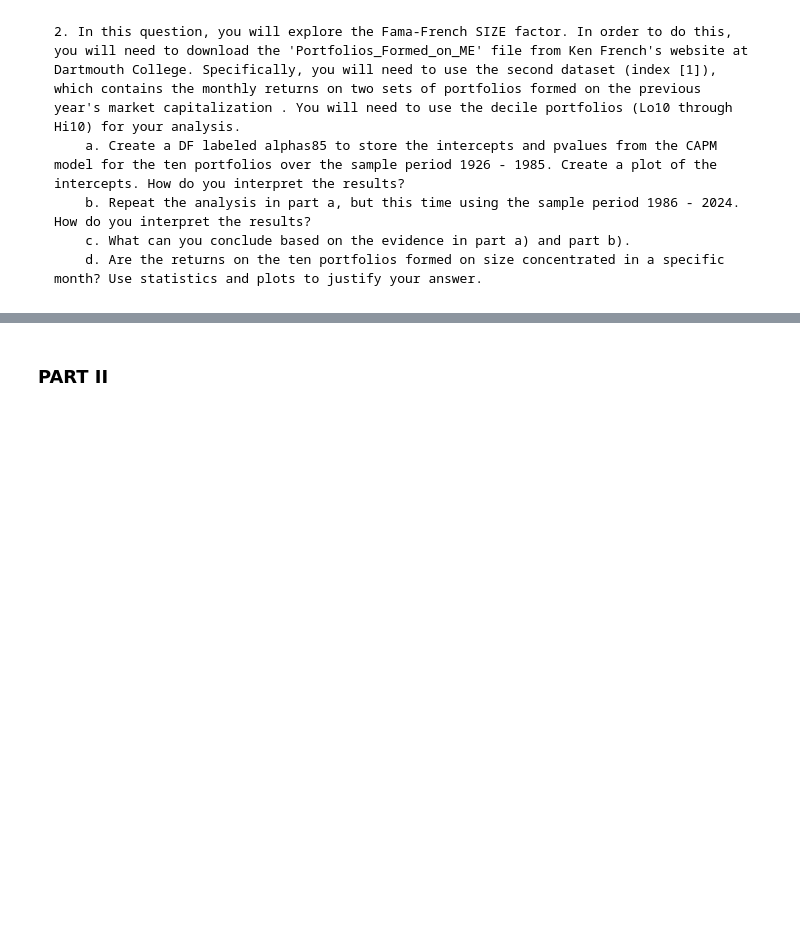
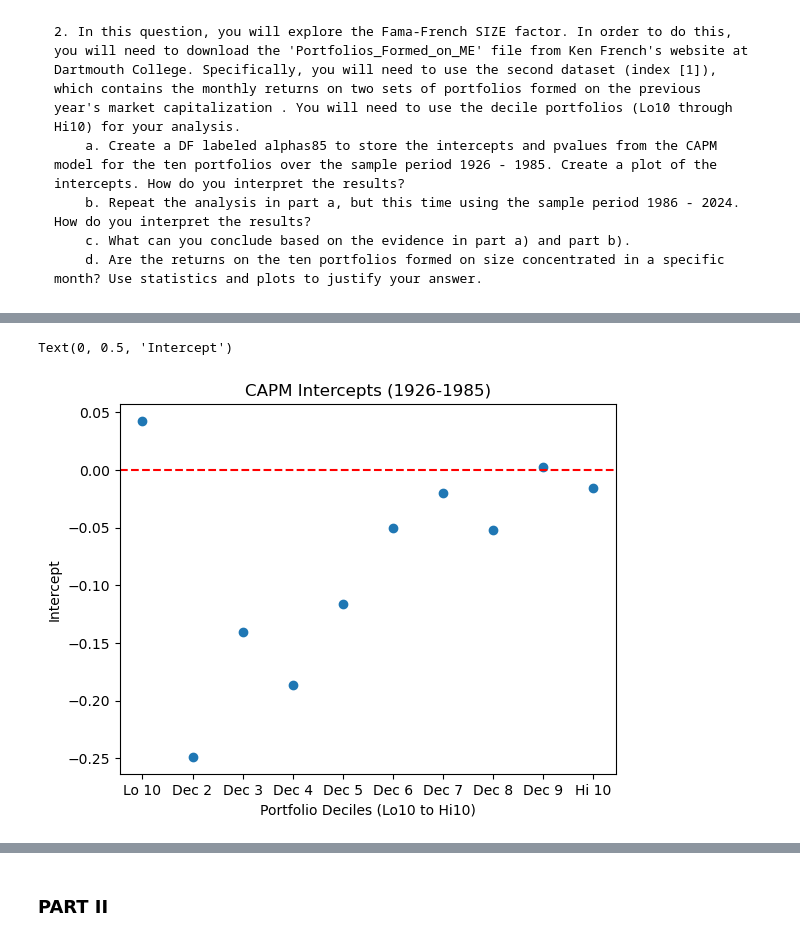
Before and after one commit to mmikanguyen/fina4335project02, a Jupyter notebook: Project2_Template.ipynb, the cells around one changed output, grey strips where cells are left out. Saved outputs shown, nothing was run; the diff lists cells and outputs as text; code cells hidden in the pictures; blank space fills up the shorter version.

```diff
--- a/Project2_Template.ipynb
+++ b/Project2_Template.ipynb
@@ -64,0 +133,10 @@ test1[2] #required to use first 5 cols
+# %%
+plt.scatter(alphas24.index, alphas24['alpha'].astype(float))
+plt.title('CAPM Intercepts (1926-1985)')
+plt.axhline(y=0, color='red', linestyle='--')
+plt.xticks()
+plt.xlabel('Portfolio Deciles (Lo10 to Hi10)')
+plt.ylabel('Intercept')
+# %% [output]
+Text(0, 0.5, 'Intercept')
+[figure, added]
```
Also changed, not shown: parts of 16 cells of this notebook.
